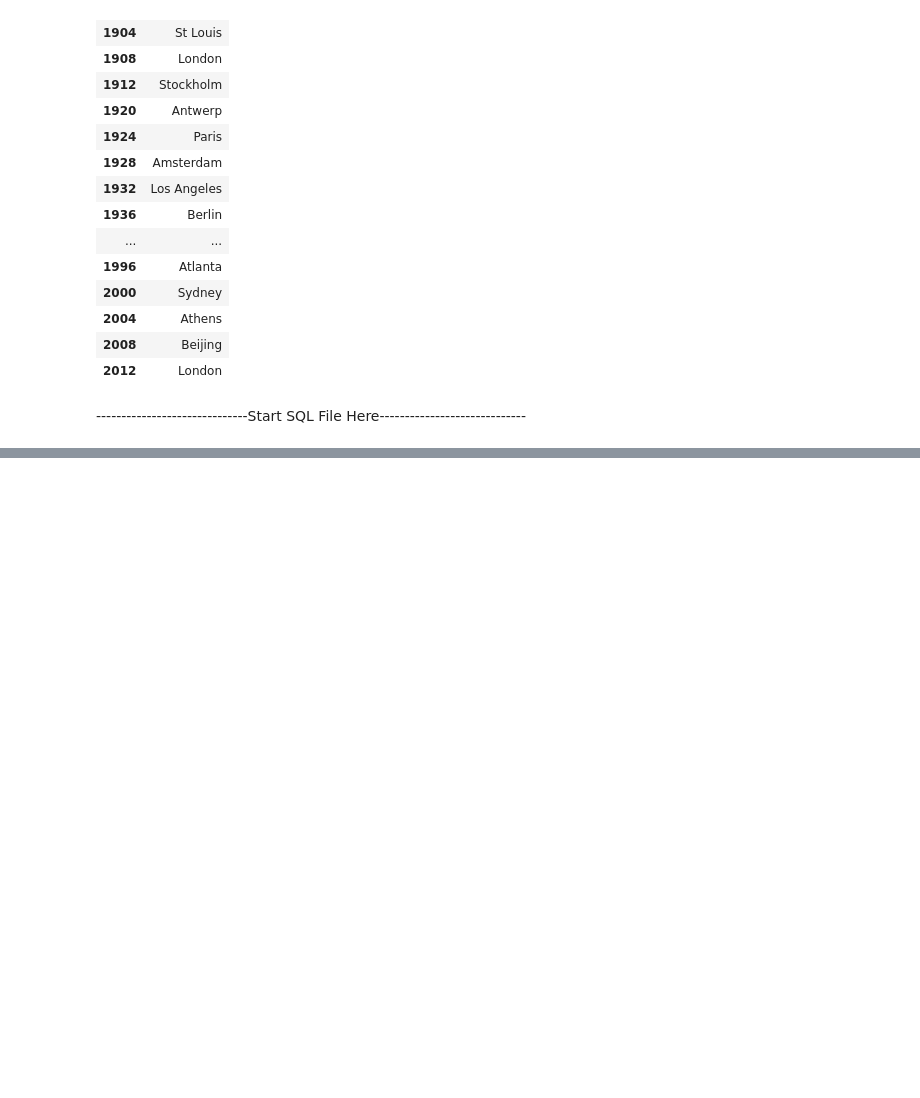
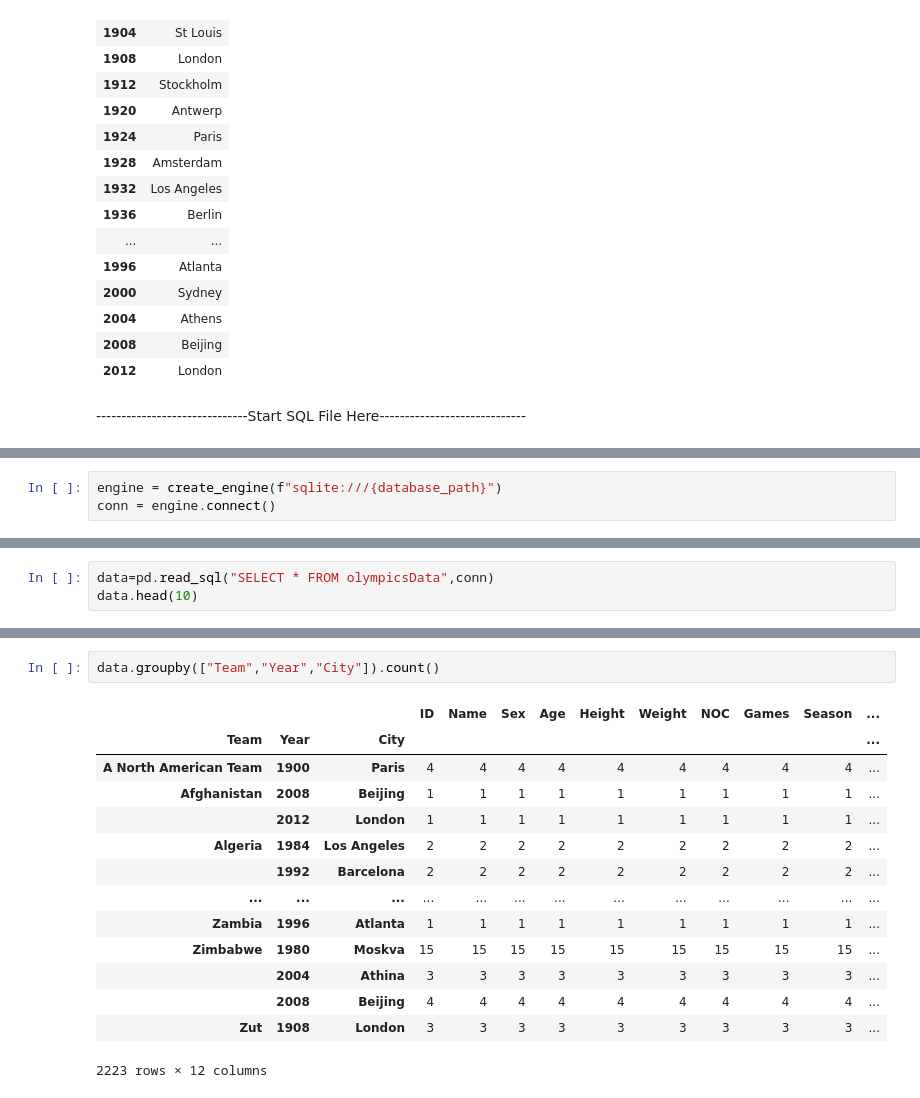
Before and after one commit to julia-claira/Olympic_Analysis, a Jupyter notebook: jupyter/Julia_summer_medal_data.ipynb, the cells around one changed output, grey strips where cells are left out. Cells and saved outputs as stored; diff of their text form; blank space fills up the shorter version.

```diff
--- a/jupyter/Julia_summer_medal_data.ipynb
+++ b/jupyter/Julia_summer_medal_data.ipynb
@@ -112,0 +115,3 @@ database_path= "../data/Olympics.sql"
+# %%
+engine = create_engine(f"sqlite:///{database_path}")
+conn = engine.connect()
@@ -112,0 +128,3 @@ database_path= "../data/Olympics.sql"
+# %%
+data=pd.read_sql("SELECT * FROM olympicsData",conn)
+data.head(10)
@@ -112,0 +143,17 @@ database_path= "../data/Olympics.sql"
+# %%
+data.groupby(["Team","Year","City"]).count()
+# %% [output]
+|  |  |  | ID | Name | Sex | Age | Height | Weight | NOC | Games | Season | ... |
+| Team | Year | City |  |  |  |  |  |  |  |  |  | ... |
+| A North American Team | 1900 | Paris | 4 | 4 | 4 | 4 | 4 | 4 | 4 | 4 | 4 | ... |
+| Afghanistan | 2008 | Beijing | 1 | 1 | 1 | 1 | 1 | 1 | 1 | 1 | 1 | ... |
+|  | 2012 | London | 1 | 1 | 1 | 1 | 1 | 1 | 1 | 1 | 1 | ... |
+| Algeria | 1984 | Los Angeles | 2 | 2 | 2 | 2 | 2 | 2 | 2 | 2 | 2 | ... |
+|  | 1992 | Barcelona | 2 | 2 | 2 | 2 | 2 | 2 | 2 | 2 | 2 | ... |
+| ... | ... | ... | ... | ... | ... | ... | ... | ... | ... | ... | ... | ... |
+| Zambia | 1996 | Atlanta | 1 | 1 | 1 | 1 | 1 | 1 | 1 | 1 | 1 | ... |
+| Zimbabwe | 1980 | Moskva | 15 | 15 | 15 | 15 | 15 | 15 | 15 | 15 | 15 | ... |
+|  | 2004 | Athina | 3 | 3 | 3 | 3 | 3 | 3 | 3 | 3 | 3 | ... |
+|  | 2008 | Beijing | 4 | 4 | 4 | 4 | 4 | 4 | 4 | 4 | 4 | ... |
+| Zut | 1908 | London | 3 | 3 | 3 | 3 | 3 | 3 | 3 | 3 | 3 | ... |
+2223 rows × 12 columns
```
Also changed, not shown: parts of 7 cells of this notebook, 7 other files.
